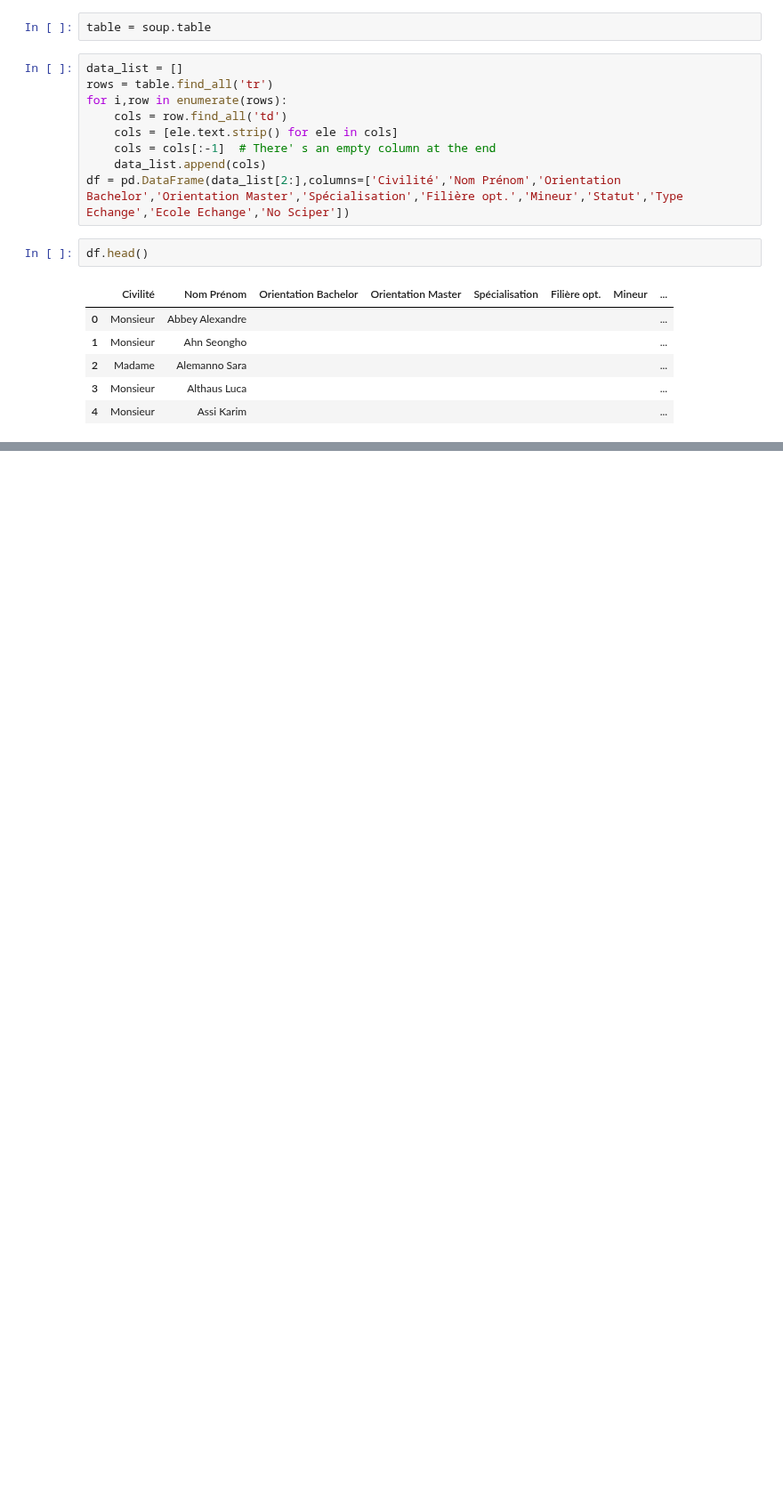
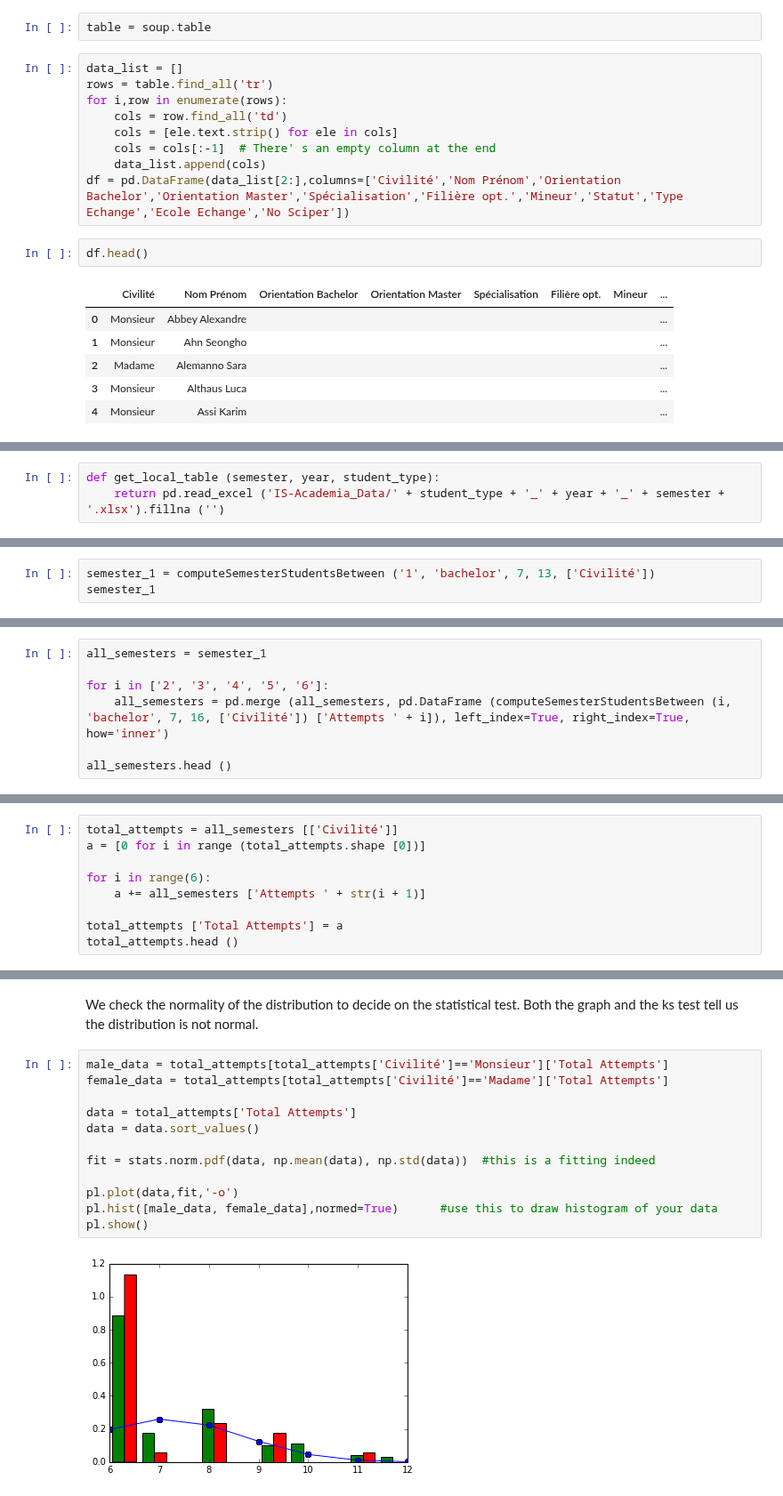
Before and after one commit to fearnleymartin/ada-epfl, a Jupyter notebook: 02 - Data from the Web/Data from the web.ipynb, the cells around one changed output, grey strips where cells are left out. Shown at 89% size. Saved outputs shown, nothing was run; the diff lists cells and outputs as text; blank space fills up the shorter version.

```diff
--- a/02 - Data from the Web/Data from the web.ipynb
+++ b/02 - Data from the Web/Data from the web.ipynb
@@ -323,0 +370,3 @@ get_table(1,'2016-2017', 'master')
+# %%
+def get_local_table (semester, year, student_type):
+    return pd.read_excel ('IS-Academia_Data/' + student_type + '_' + year + '_' + semester + '.xlsx').fillna ('')
@@ -323,0 +465,3 @@ get_table(1,'2016-2017', 'master')
+# %%
+semester_1 = computeSemesterStudentsBetween ('1', 'bachelor', 7, 13, ['Civilité'])
+semester_1
@@ -323,0 +490,7 @@ get_table(1,'2016-2017', 'master')
+# %%
+all_semesters = semester_1
+
+for i in ['2', '3', '4', '5', '6']:
+    all_semesters = pd.merge (all_semesters, pd.DataFrame (computeSemesterStudentsBetween (i, 'bachelor', 7, 16, ['Civilité']) ['Attempts ' + i]), left_index=True, right_index=True, how='inner')
+
+all_semesters.head ()
@@ -323,0 +507,9 @@ get_table(1,'2016-2017', 'master')
+# %%
+total_attempts = all_semesters [['Civilité']]
+a = [0 for i in range (total_attempts.shape [0])]
+
+for i in range(6):
+    a += all_semesters ['Attempts ' + str(i + 1)]
+
+total_attempts ['Total Attempts'] = a
+total_attempts.head ()
@@ -323,0 +559,16 @@ get_table(1,'2016-2017', 'master')
+# %% [markdown]
+We check the normality of the distribution to decide on the statistical test. Both the graph and the ks test tell us the distribution is not normal.
+# %%
+male_data = total_attempts[total_attempts['Civilité']=='Monsieur']['Total Attempts']
+female_data = total_attempts[total_attempts['Civilité']=='Madame']['Total Attempts']
+
+data = total_attempts['Total Attempts']
+data = data.sort_values()
+
+fit = stats.norm.pdf(data, np.mean(data), np.std(data))  #this is a fitting indeed
+
+pl.plot(data,fit,'-o')
+pl.hist([male_data, female_data],normed=True)      #use this to draw histogram of your data
+pl.show()
+# %% [output]
+[figure, added]
```
Also changed, not shown: parts of 66 cells of this notebook, 2 other files.
